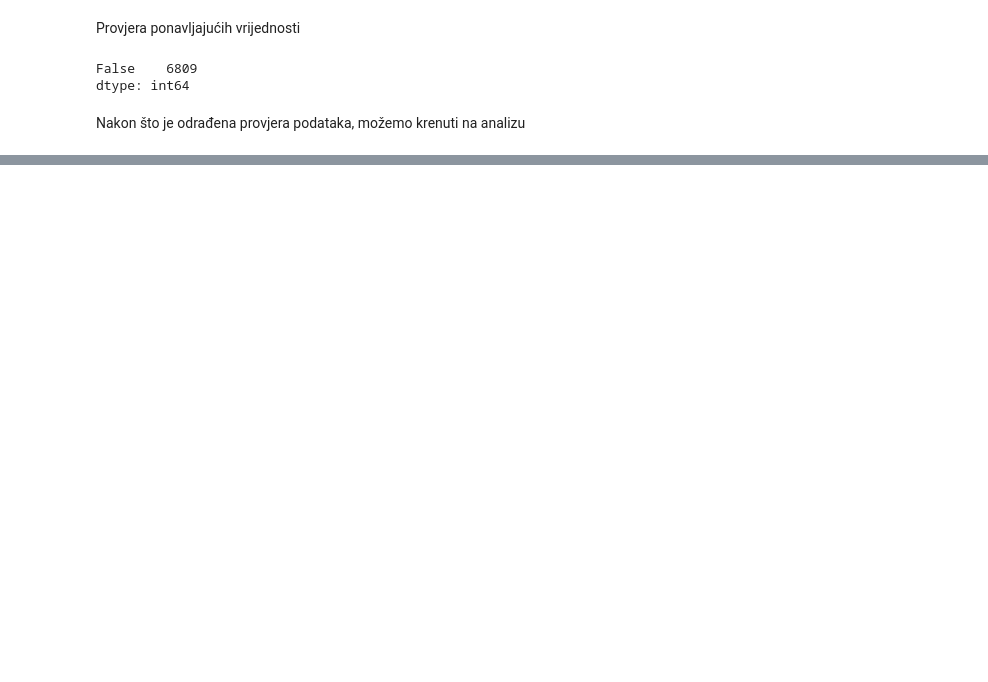
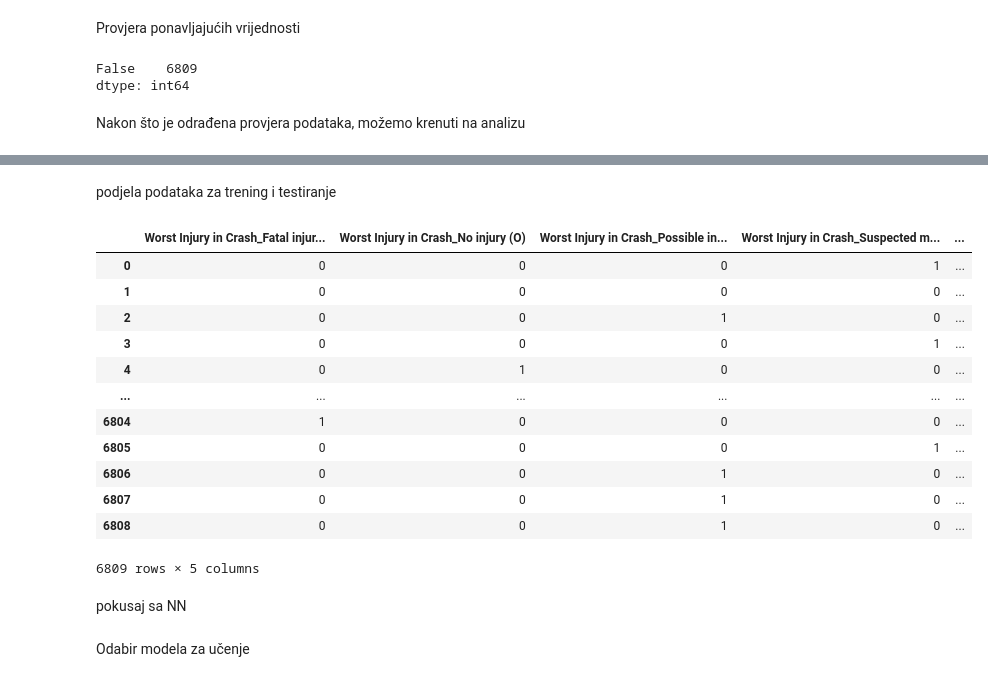
Before and after one commit to dznidaric/Inteligent_system_for_predicting_pedestrian_car_accidents, a Jupyter notebook: auto-pedestrian-crashes.ipynb, the cells around one changed output, grey strips where cells are left out. Drawn from its saved outputs; the diff is of its cells as text; code cells hidden in the pictures; blank space fills up the shorter version.

```diff
--- a/auto-pedestrian-crashes.ipynb
+++ b/auto-pedestrian-crashes.ipynb
@@ -150,0 +245,25 @@ plt.clf()
+# %% [markdown]
+podjela podataka za trening i testiranje
+# %%
+X = data.drop(columns=['Worst Injury in Crash_Fatal injury (K)',
+ 'Worst Injury in Crash_No injury (O)',
+ 'Worst Injury in Crash_Possible injury (C)',
+ 'Worst Injury in Crash_Suspected minor injury (B)',
+ 'Worst Injury in Crash_Suspected serious injury (A)'], axis=1)
+y = data.iloc[:, -5:]
+X_train, X_test, y_train, y_test = train_test_split(X, y, test_size=0.2, random_state=0)
+y
+# %% [output]
+|  | Worst Injury in Crash_Fatal injur... | Worst Injury in Crash_No injury (O) | Worst Injury in Crash_Possible in... | Worst Injury in Crash_Suspected m... | ... |
+| 0 | 0 | 0 | 0 | 1 | ... |
+| 1 | 0 | 0 | 0 | 0 | ... |
+| 2 | 0 | 0 | 1 | 0 | ... |
+| 3 | 0 | 0 | 0 | 1 | ... |
+| 4 | 0 | 1 | 0 | 0 | ... |
+| ... | ... | ... | ... | ... | ... |
+| 6804 | 1 | 0 | 0 | 0 | ... |
+| 6805 | 0 | 0 | 0 | 1 | ... |
+| 6806 | 0 | 0 | 1 | 0 | ... |
+| 6807 | 0 | 0 | 1 | 0 | ... |
+| 6808 | 0 | 0 | 1 | 0 | ... |
+6809 rows × 5 columns
@@ -150,0 +275,2 @@ plt.clf()
+# %% [markdown]
+pokusaj sa NN
@@ -150,0 +281,2 @@ plt.clf()
+# %% [markdown]
+Odabir modela za učenje
```
Also changed, not shown: parts of 40 cells of this notebook, 16 other files.
